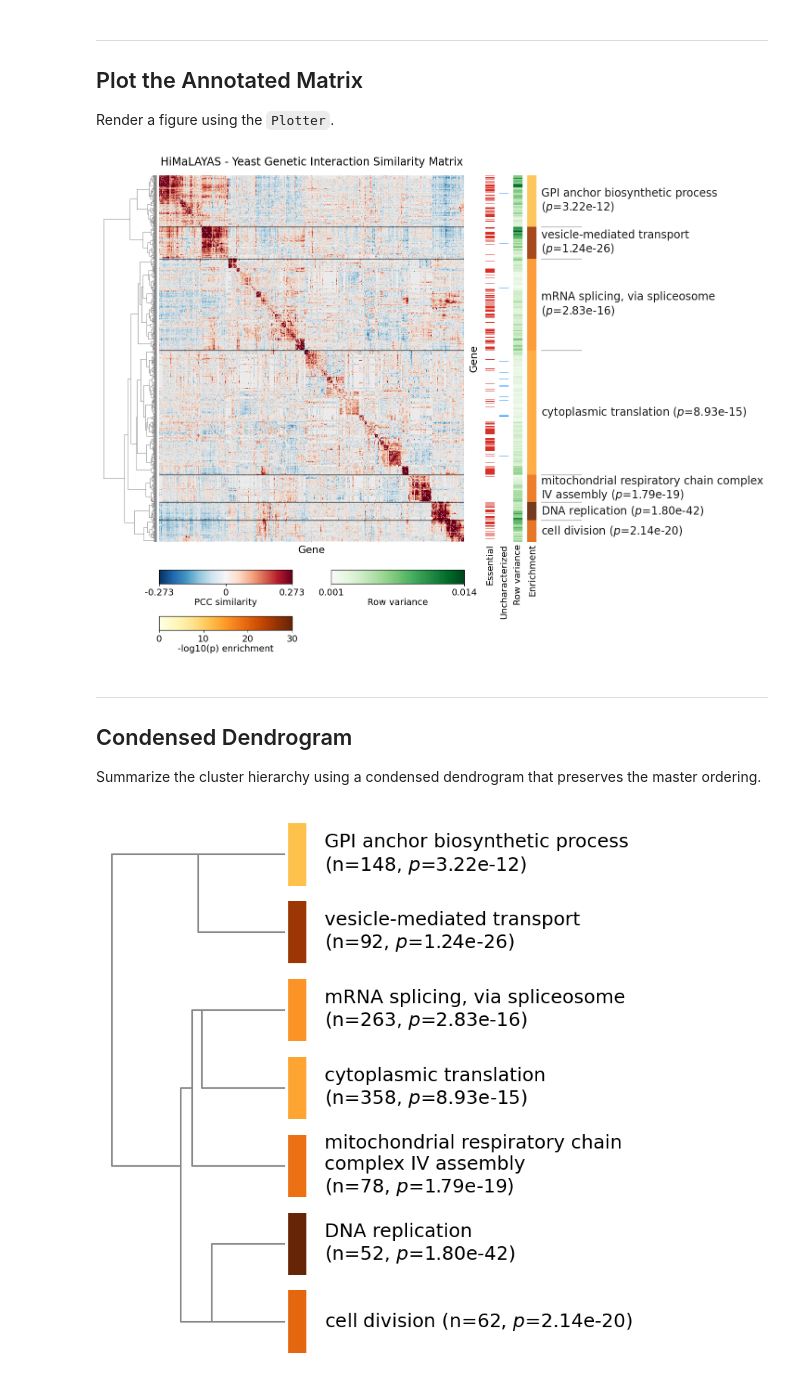
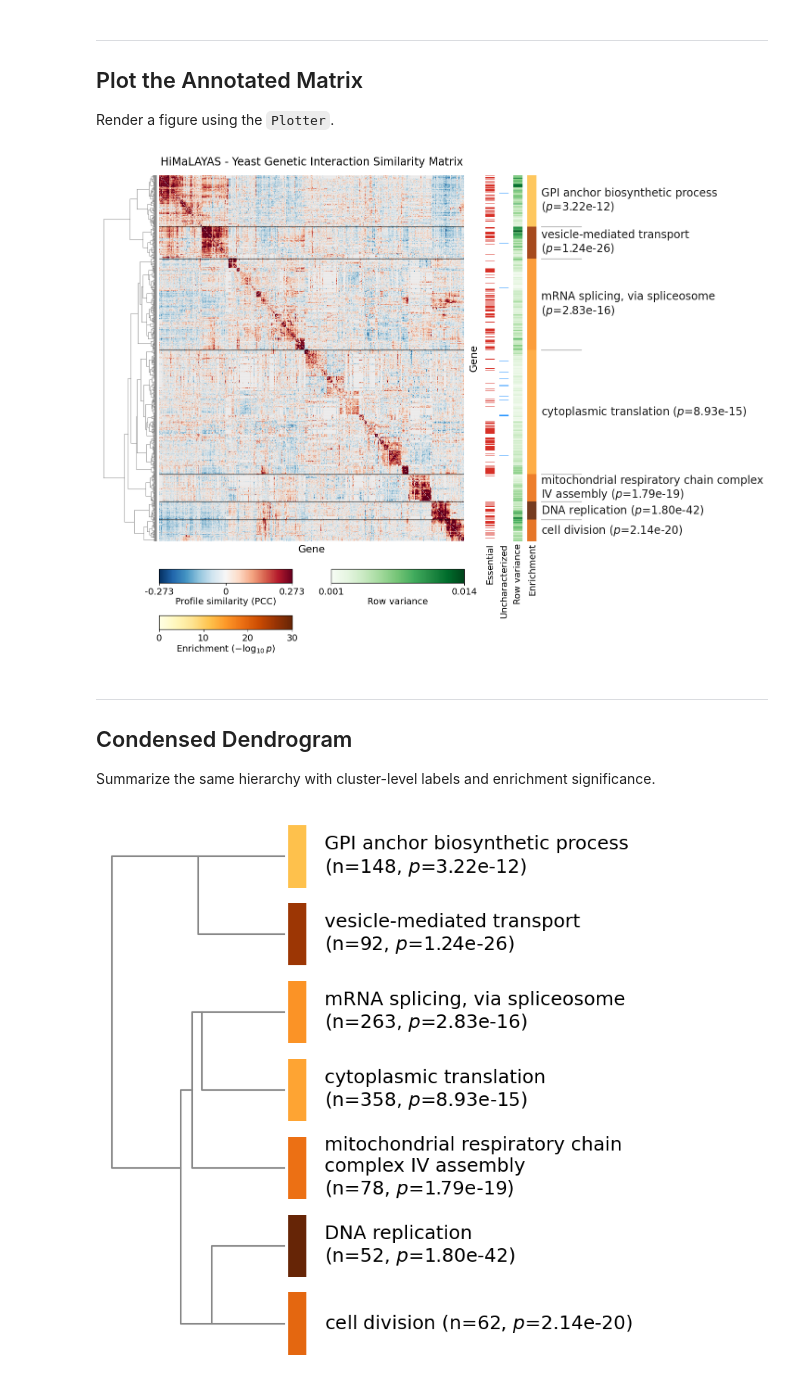
Before and after one commit to himalayas-base/himalayas-docs, a Jupyter notebook: notebooks/quickstart.ipynb, the cells around one changed output. Cells and saved outputs as stored; diff of their text form; code cells hidden in the pictures.

```diff
--- a/notebooks/quickstart.ipynb
+++ b/notebooks/quickstart.ipynb
@@ -460,48 +462,48 @@ plotter = (
         name="matrix",
         cmap="RdBu_r",
         norm=Normalize(-vlim, vlim),
-        label="PCC similarity",
+        label="Profile similarity (PCC)",
         ticks=[-vlim, 0, vlim],
     )
     .add_colorbar(
         name="row_variance",
         cmap="Greens",
         norm=Normalize(row_variance_min, row_variance_max),
         label="Row variance",
         ticks=[row_variance_min, row_variance_max],
     )
     .add_colorbar(
         name="enrichment",
         cmap="YlOrBr",
         norm=Normalize(0, 30),
-        label="-log10(p) enrichment",
+        label=r"Enrichment ($-\log_{10}p$)",
         ticks=[0, 10, 20, 30],
     )
     .plot_colorbars(
         ncols=2,
         height=0.13,
         gap=0.06,
         hpad=0.06,
         vpad=0.07,
         fontsize=14,
         font="DejaVu Sans",
         color=LABEL_COLOR,
         border_color=LABEL_COLOR,
         border_width=1.0,
         border_alpha=0.9,
         tick_decimals=3,
     )
 )
 
 plotter.show()
 # %% [output]
-[figure, old version]
+[figure, new version]
 # %% [markdown]
 ---
 
 ## Condensed Dendrogram
 
-Summarize the cluster hierarchy using a condensed dendrogram that preserves the master ordering.
+Summarize the same hierarchy with cluster-level labels and enrichment significance.
 # %%
 from himalayas.plot import plot_dendrogram_condensed
 
```
Also changed, not shown: parts of 5 cells of this notebook.
